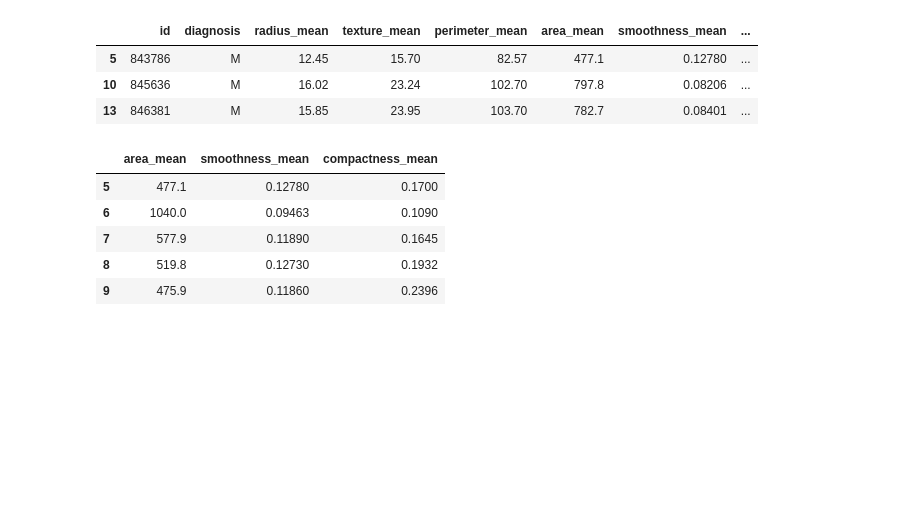
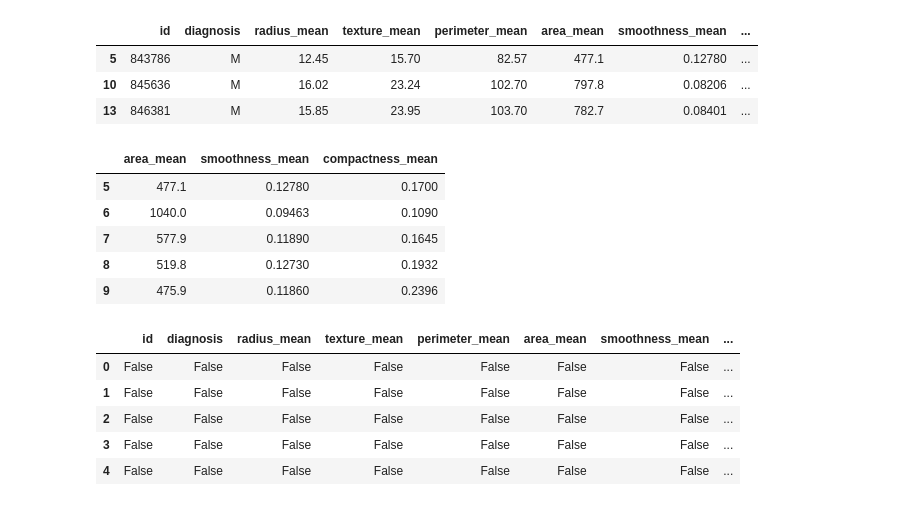
Before and after one commit to a-forty-two/COG-02082021, a Jupyter notebook: Pandas.ipynb, the cells around one changed output. Cells and saved outputs as stored; diff of their text form; code cells hidden in the pictures; blank space fills up the shorter version.

```diff
--- a/Pandas.ipynb
+++ b/Pandas.ipynb
@@ -138,3 +138,12 @@ data.tail()
 | 7 | 577.9 | 0.11890 | 0.1645 |
 | 8 | 519.8 | 0.12730 | 0.1932 |
 | 9 | 475.9 | 0.11860 | 0.2396 |
+# %%
+pd.isna(filtrdData).head()
+# %% [output]
+|  | id | diagnosis | radius_mean | texture_mean | perimeter_mean | area_mean | smoothness_mean | ... |
+| 0 | False | False | False | False | False | False | False | ... |
+| 1 | False | False | False | False | False | False | False | ... |
+| 2 | False | False | False | False | False | False | False | ... |
+| 3 | False | False | False | False | False | False | False | ... |
+| 4 | False | False | False | False | False | False | False | ... |
```
Also changed, not shown: parts of 5 cells of this notebook.
